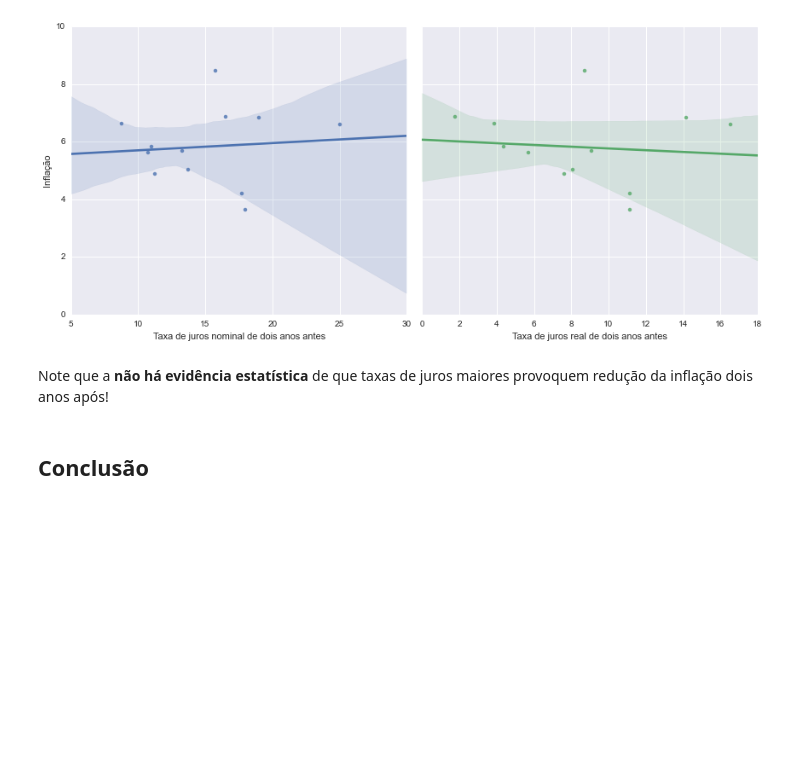
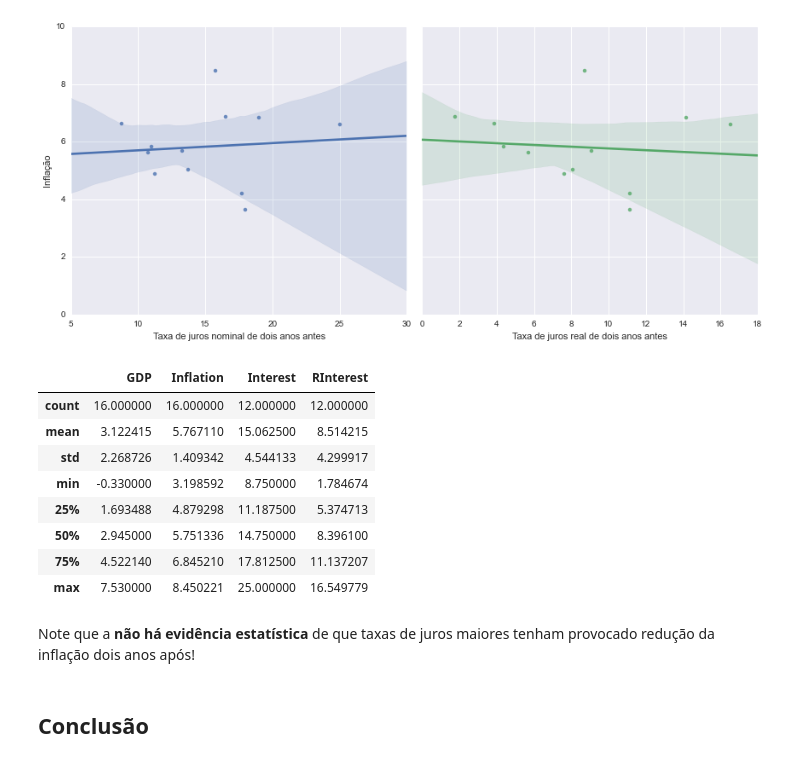
Before and after one commit to xboard/xboard.github.io, a Jupyter notebook: ipynb/Inflation vs Economic Growth vs Interest Rates.ipynb, the cells around one changed output. Drawn from its saved outputs; the diff is of its cells as text; code cells hidden in the pictures; blank space fills up the shorter version.

```diff
--- a/ipynb/Inflation vs Economic Growth vs Interest Rates.ipynb
+++ b/ipynb/Inflation vs Economic Growth vs Interest Rates.ipynb
@@ -145,8 +178,20 @@ ax1.set_ylabel(u"Inflação")
 f.tight_layout()
 # %% [output]
 [figure]
+# %%
+brazil_ir_s2[filter].describe()
+# %% [output]
+|  | GDP | Inflation | Interest | RInterest |
+| count | 16.000000 | 16.000000 | 12.000000 | 12.000000 |
+| mean | 3.122415 | 5.767110 | 15.062500 | 8.514215 |
+| std | 2.268726 | 1.409342 | 4.544133 | 4.299917 |
+| min | -0.330000 | 3.198592 | 8.750000 | 1.784674 |
+| 25% | 1.693488 | 4.879298 | 11.187500 | 5.374713 |
+| 50% | 2.945000 | 5.751336 | 14.750000 | 8.396100 |
+| 75% | 4.522140 | 6.845210 | 17.812500 | 11.137207 |
+| max | 7.530000 | 8.450221 | 25.000000 | 16.549779 |
 # %% [markdown]
-Note que a **não há evidência estatística** de que taxas de juros maiores provoquem redução da inflação dois anos após!
+Note que a **não há evidência estatística** de que taxas de juros maiores tenham provocado redução da inflação dois anos após!
 # %% [markdown]
 ## Conclusão
 # %% [markdown]
```
Also changed, not shown: parts of 6 cells of this notebook.
